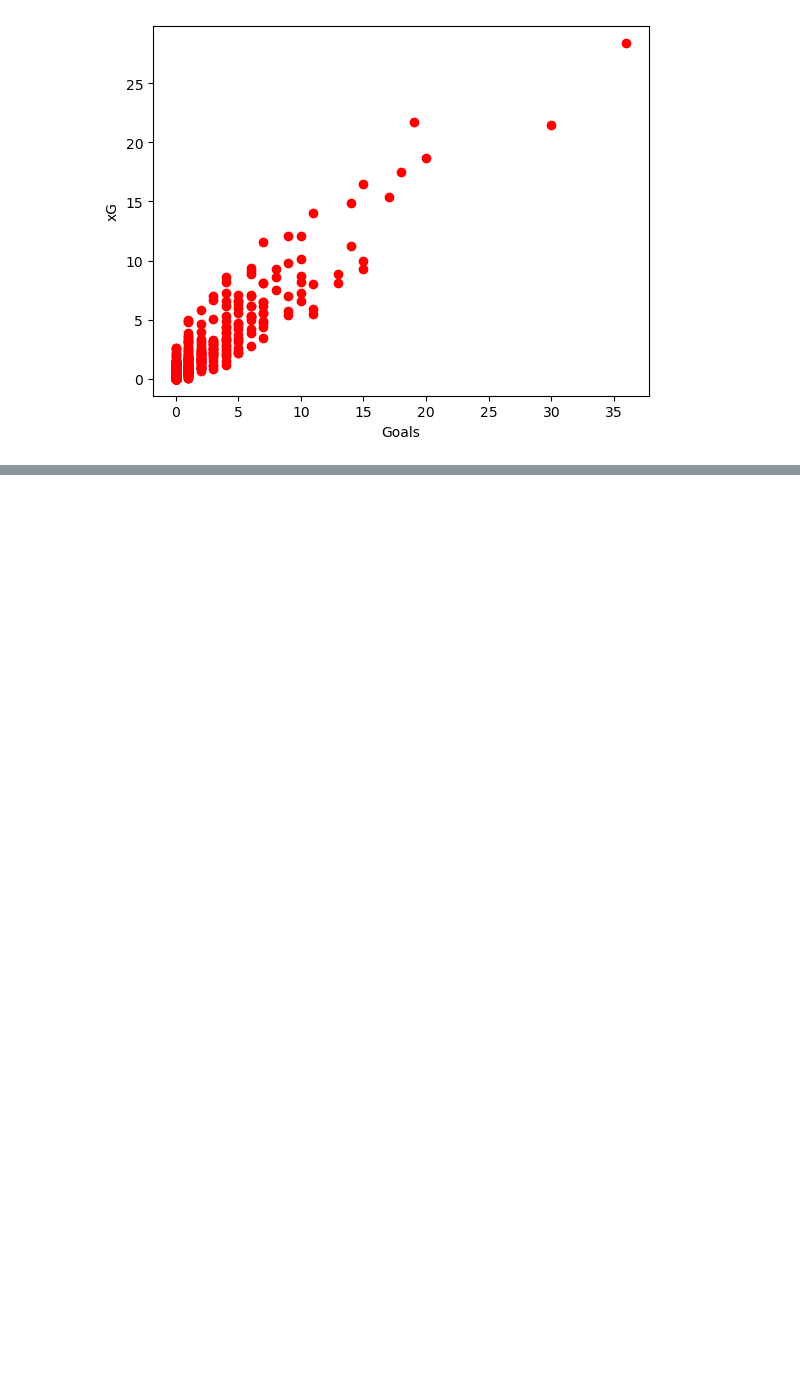
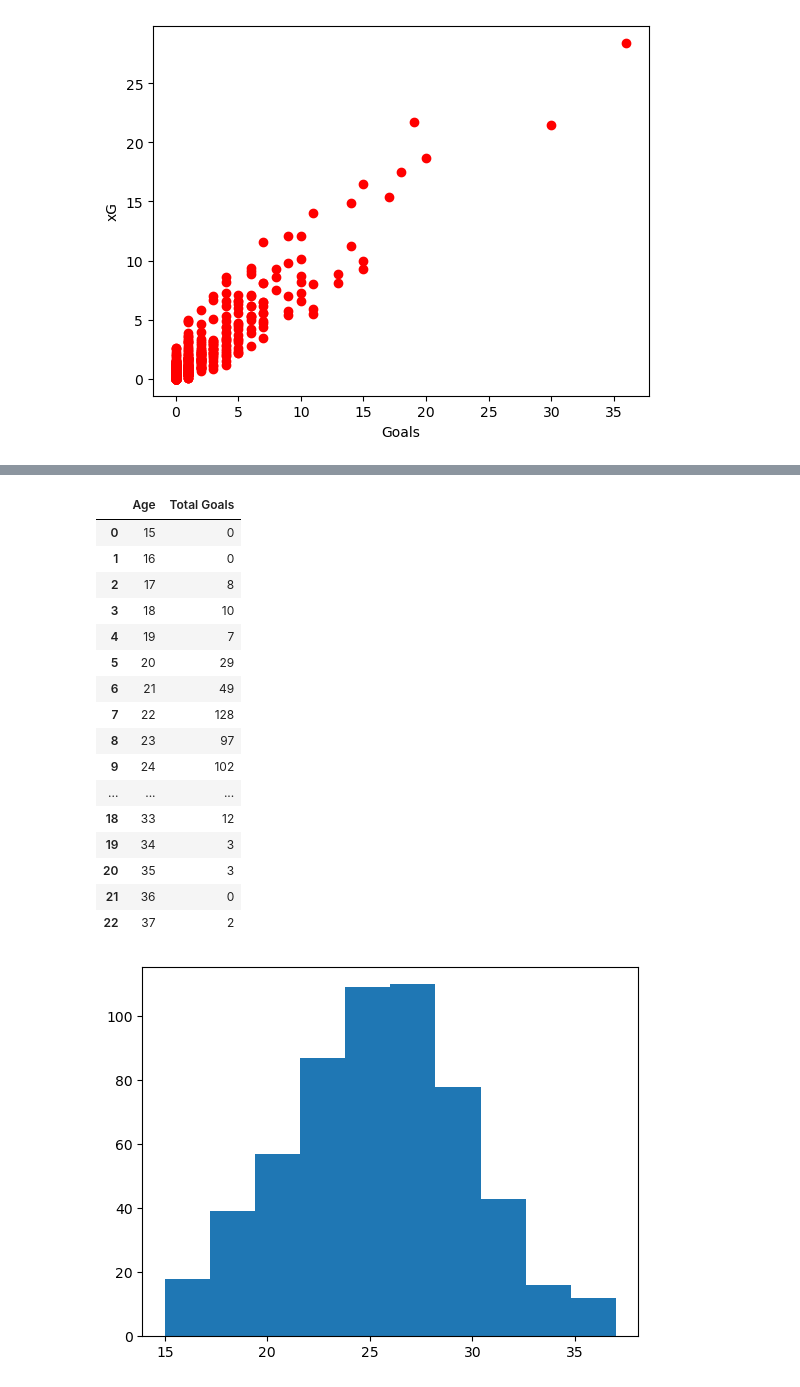
Before and after one commit to cokoli4315/Prem2022-23-data, a Jupyter notebook: Premier_league_top_scorer.ipynb, the cells around one changed output, grey strips where cells are left out. Drawn from its saved outputs; the diff is of its cells as text; code cells hidden in the pictures; blank space fills up the shorter version.

```diff
--- a/Premier_league_top_scorer.ipynb
+++ b/Premier_league_top_scorer.ipynb
@@ -105,0 +171,25 @@ res=op.scatterplot(shooting_df,
+# %%
+
+Age_group=shooting_df.groupby(by='Age')['Goals'].sum().reset_index()
+Age_group.rename(columns={'Goals':'Total Goals'},inplace=True)
+age_dist = plt.hist(shooting_df['Age'])
+Age_group
+# %% [output]
+|  | Age | Total Goals |
+| 0 | 15 | 0 |
+| 1 | 16 | 0 |
+| 2 | 17 | 8 |
+| 3 | 18 | 10 |
+| 4 | 19 | 7 |
+| 5 | 20 | 29 |
+| 6 | 21 | 49 |
+| 7 | 22 | 128 |
+| 8 | 23 | 97 |
+| 9 | 24 | 102 |
+| ... | ... | ... |
+| 18 | 33 | 12 |
+| 19 | 34 | 3 |
+| 20 | 35 | 3 |
+| 21 | 36 | 0 |
+| 22 | 37 | 2 |
+[figure, added]
```
Also changed, not shown: parts of 12 cells of this notebook.
